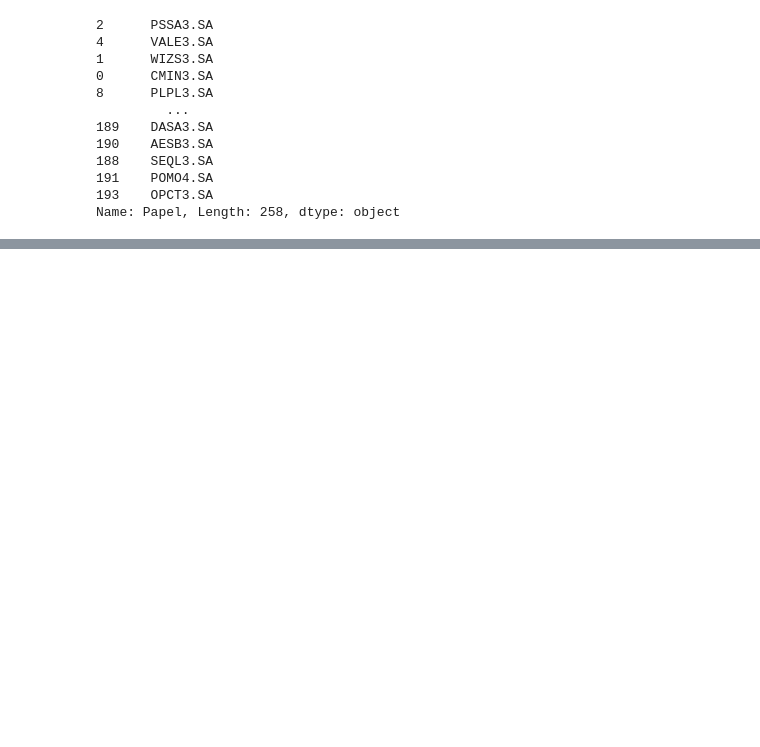
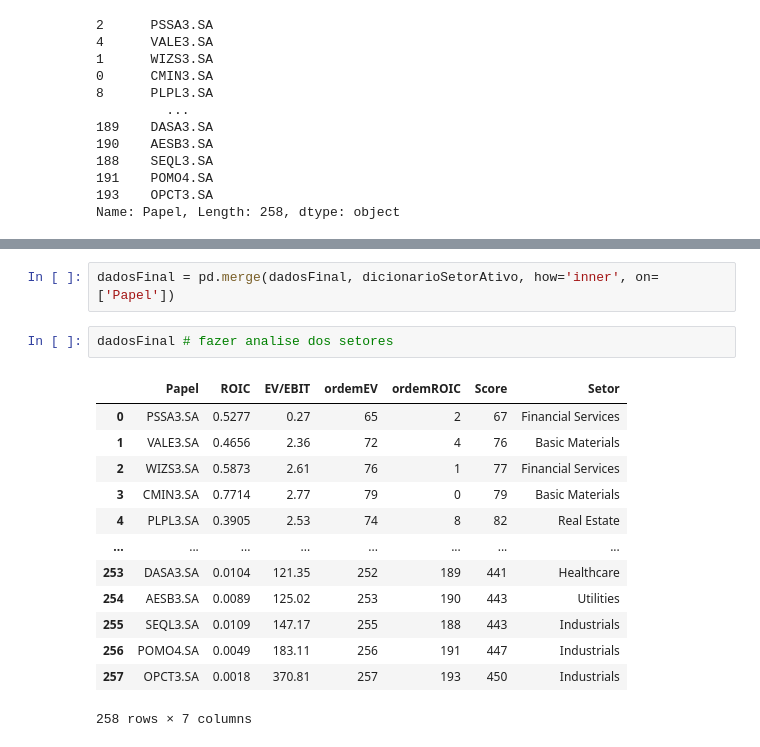
Before and after one commit to caiquemiranda/python-algo-trading, a Jupyter notebook: carteira-ativos/formula_joel.ipynb, the cells around one changed output, grey strips where cells are left out. Drawn from its saved outputs; the diff is of its cells as text; blank space fills up the shorter version.

```diff
--- a/carteira-ativos/formula_joel.ipynb
+++ b/carteira-ativos/formula_joel.ipynb
@@ -214,0 +261,18 @@ COLETA DE DADOS
+# %%
+dadosFinal = pd.merge(dadosFinal, dicionarioSetorAtivo, how='inner', on=['Papel'])
+# %%
+dadosFinal # fazer analise dos setores
+# %% [output]
+|  | Papel | ROIC | EV/EBIT | ordemEV | ordemROIC | Score | Setor |
+| 0 | PSSA3.SA | 0.5277 | 0.27 | 65 | 2 | 67 | Financial Services |
+| 1 | VALE3.SA | 0.4656 | 2.36 | 72 | 4 | 76 | Basic Materials |
+| 2 | WIZS3.SA | 0.5873 | 2.61 | 76 | 1 | 77 | Financial Services |
+| 3 | CMIN3.SA | 0.7714 | 2.77 | 79 | 0 | 79 | Basic Materials |
+| 4 | PLPL3.SA | 0.3905 | 2.53 | 74 | 8 | 82 | Real Estate |
+| ... | ... | ... | ... | ... | ... | ... | ... |
+| 253 | DASA3.SA | 0.0104 | 121.35 | 252 | 189 | 441 | Healthcare |
+| 254 | AESB3.SA | 0.0089 | 125.02 | 253 | 190 | 443 | Utilities |
+| 255 | SEQL3.SA | 0.0109 | 147.17 | 255 | 188 | 443 | Industrials |
+| 256 | POMO4.SA | 0.0049 | 183.11 | 256 | 191 | 447 | Industrials |
+| 257 | OPCT3.SA | 0.0018 | 370.81 | 257 | 193 | 450 | Industrials |
+258 rows × 7 columns
```
Also changed, not shown: parts of 8 cells of this notebook.
